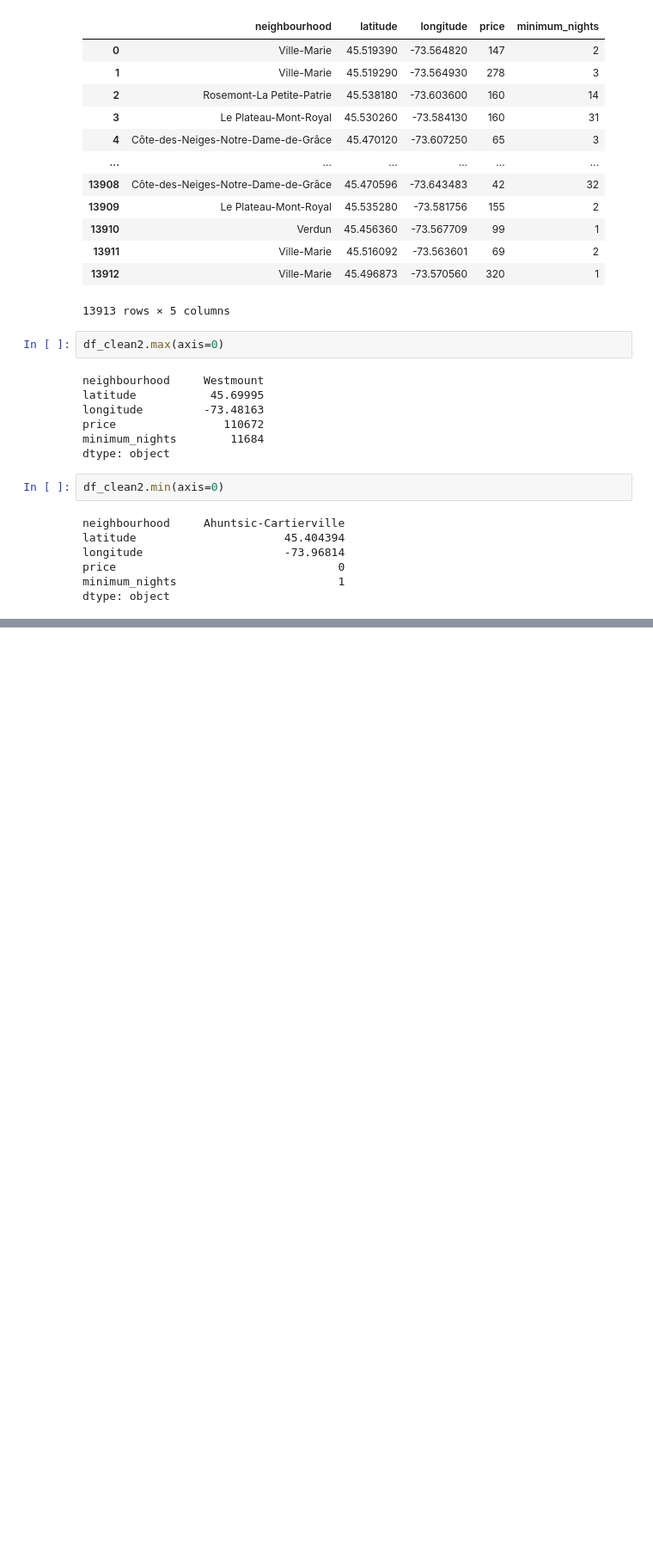
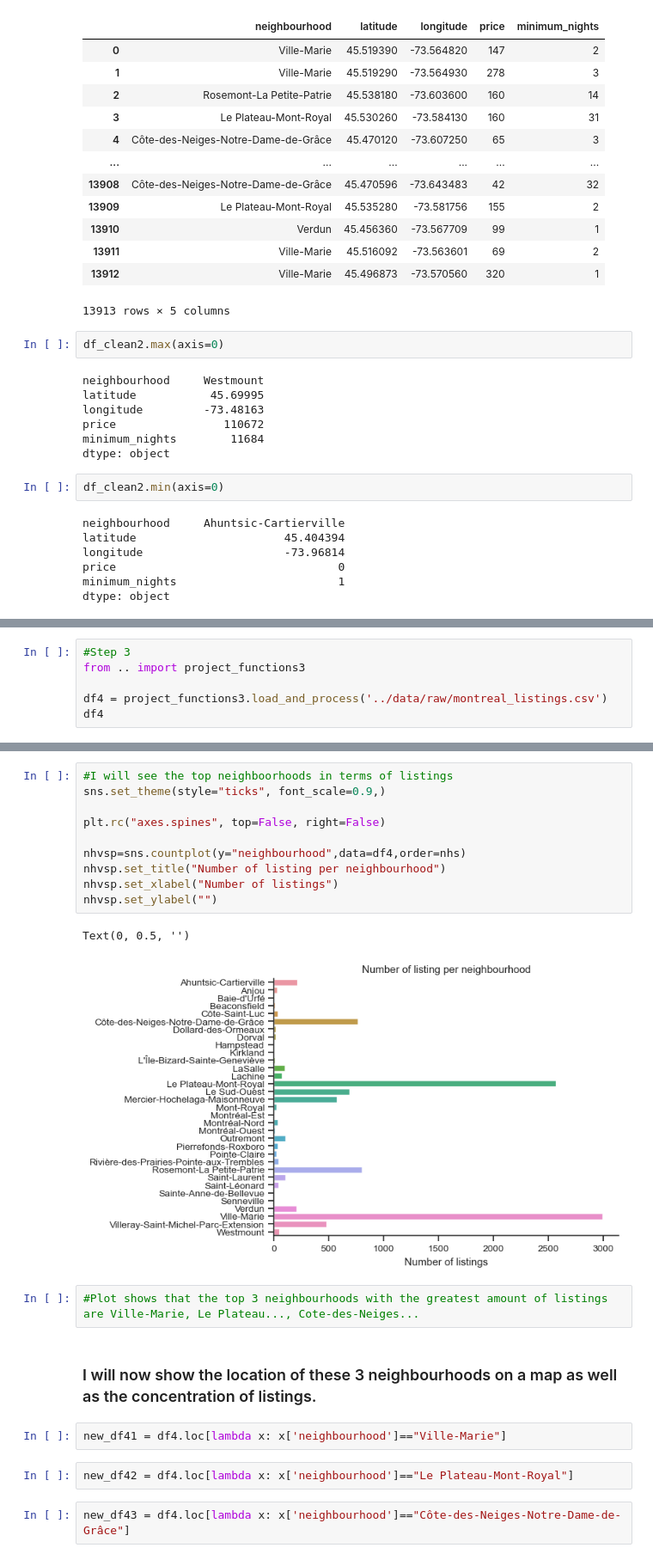
Before and after one commit to ubco-W2022T2-data301/project-group-group21, a Jupyter notebook: analysis/analysis3.ipynb, the cells around one changed output, grey strips where cells are left out. Shown at 86% size. Drawn from its saved outputs; the diff is of its cells as text; blank space fills up the shorter version.

```diff
--- a/analysis/analysis3.ipynb
+++ b/analysis/analysis3.ipynb
@@ -289,0 +345,6 @@ df_clean2.max(axis=0),'',df_clean2.min(axis=0)
+# %%
+#Step 3
+from .. import project_functions3
+
+df4 = project_functions3.load_and_process('../data/raw/montreal_listings.csv')
+df4
@@ -289,0 +361,23 @@ df_clean2.max(axis=0),'',df_clean2.min(axis=0)
+# %%
+#I will see the top neighboorhoods in terms of listings
+sns.set_theme(style="ticks", font_scale=0.9,)
+
+plt.rc("axes.spines", top=False, right=False)
+
+nhvsp=sns.countplot(y="neighbourhood",data=df4,order=nhs)
+nhvsp.set_title("Number of listing per neighbourhood")
+nhvsp.set_xlabel("Number of listings")
+nhvsp.set_ylabel("")
+# %% [output]
+Text(0, 0.5, '')
+[figure, added]
+# %%
+#Plot shows that the top 3 neighbourhoods with the greatest amount of listings are Ville-Marie, Le Plateau..., Cote-des-Neiges...
+# %% [markdown]
+### I will now show the location of these 3 neighbourhoods on a map as well as the concentration of listings.
+# %%
+new_df41 = df4.loc[lambda x: x['neighbourhood']=="Ville-Marie"]
+# %%
+new_df42 = df4.loc[lambda x: x['neighbourhood']=="Le Plateau-Mont-Royal"]
+# %%
+new_df43 = df4.loc[lambda x: x['neighbourhood']=="Côte-des-Neiges-Notre-Dame-de-Grâce"]
```
Also changed, not shown: parts of 21 cells of this notebook, 2 other files.
